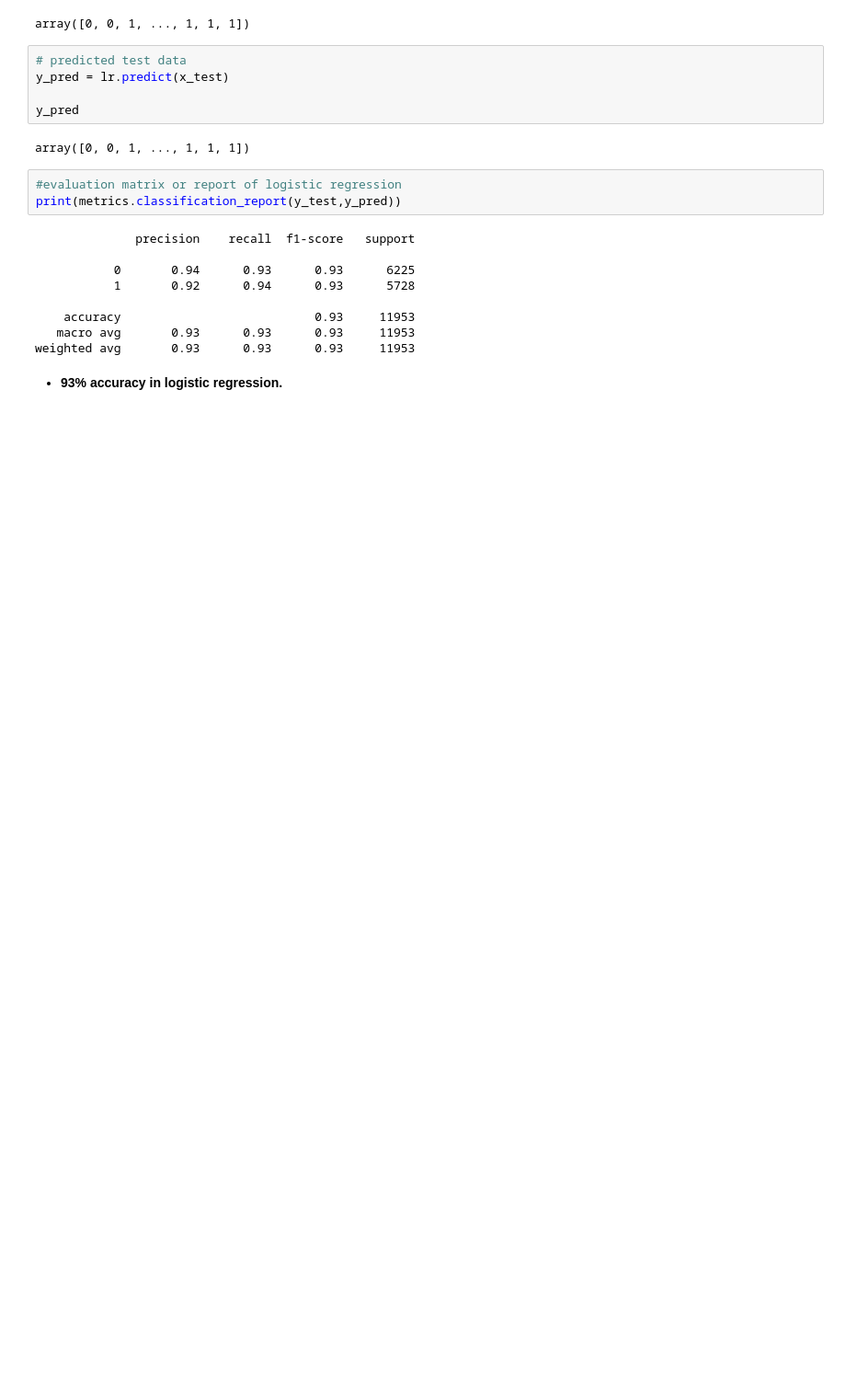
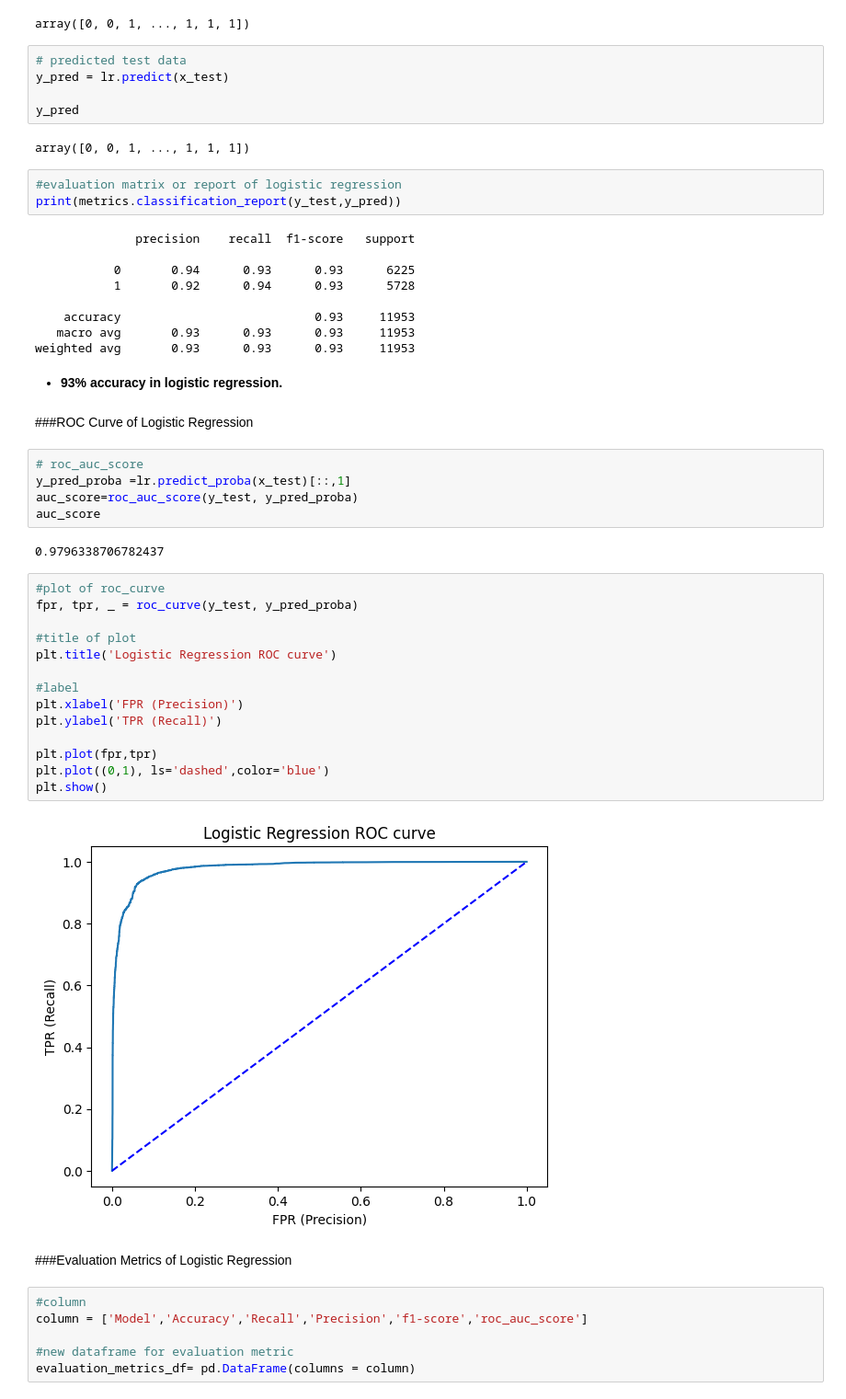
Before and after one commit to Kumarisimran626/Airline_Passenger_Referral_Prediction, a Jupyter notebook: S_K_Airline_Passenger_Referral_Prediction_Capstone_Project.ipynb, the cells around one changed output. Shown at 92% size. Drawn from its saved outputs; the diff is of its cells as text; blank space fills up the shorter version.

```diff
--- a/S_K_Airline_Passenger_Referral_Prediction_Capstone_Project.ipynb
+++ b/S_K_Airline_Passenger_Referral_Prediction_Capstone_Project.ipynb
@@ -730,3 +732,36 @@ print(metrics.classification_report(y_test,y_pred))
 weighted avg       0.93      0.93      0.93     11953
 # %% [markdown]
 - **93% accuracy in logistic regression.**
+# %% [markdown]
+###<b/>ROC Curve of Logistic Regression</b>
+# %%
+# roc_auc_score
+y_pred_proba =lr.predict_proba(x_test)[::,1]
+auc_score=roc_auc_score(y_test, y_pred_proba)
+auc_score
+# %% [output]
+0.9796338706782437
+# %%
+#plot of roc_curve
+fpr, tpr, _ = roc_curve(y_test, y_pred_proba)
+
+#title of plot
+plt.title('Logistic Regression ROC curve')
+
+#label
+plt.xlabel('FPR (Precision)')
+plt.ylabel('TPR (Recall)')
+
+plt.plot(fpr,tpr)
+plt.plot((0,1), ls='dashed',color='blue')
+plt.show()
+# %% [output]
+[figure, added]
+# %% [markdown]
+###<b/>Evaluation Metrics of Logistic Regression</b>
+# %%
+#column
+column = ['Model','Accuracy','Recall','Precision','f1-score','roc_auc_score']
+
+#new dataframe for evaluation metric
+evaluation_metrics_df= pd.DataFrame(columns = column)
```
Also changed, not shown: parts of 5 cells of this notebook.
